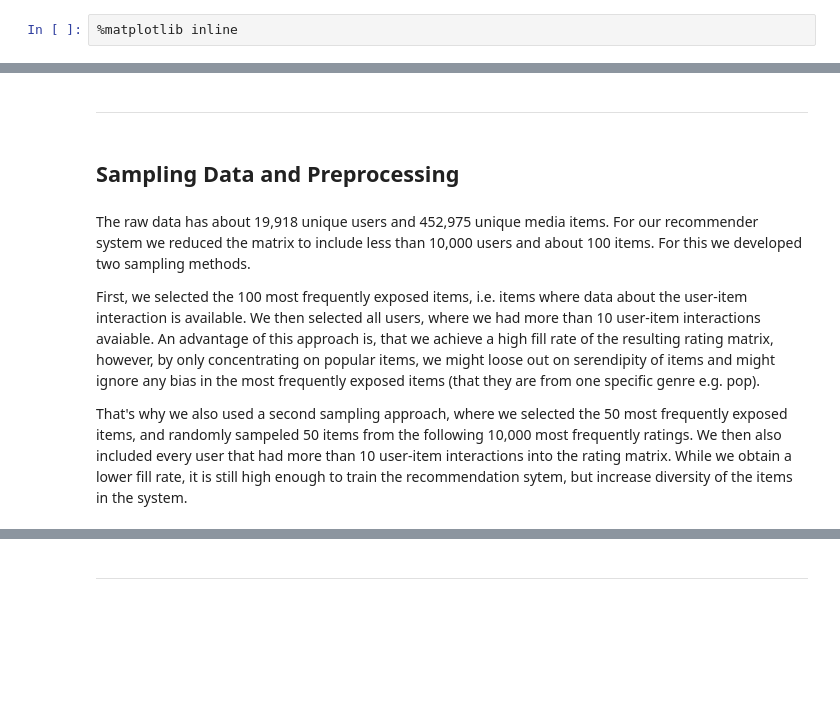
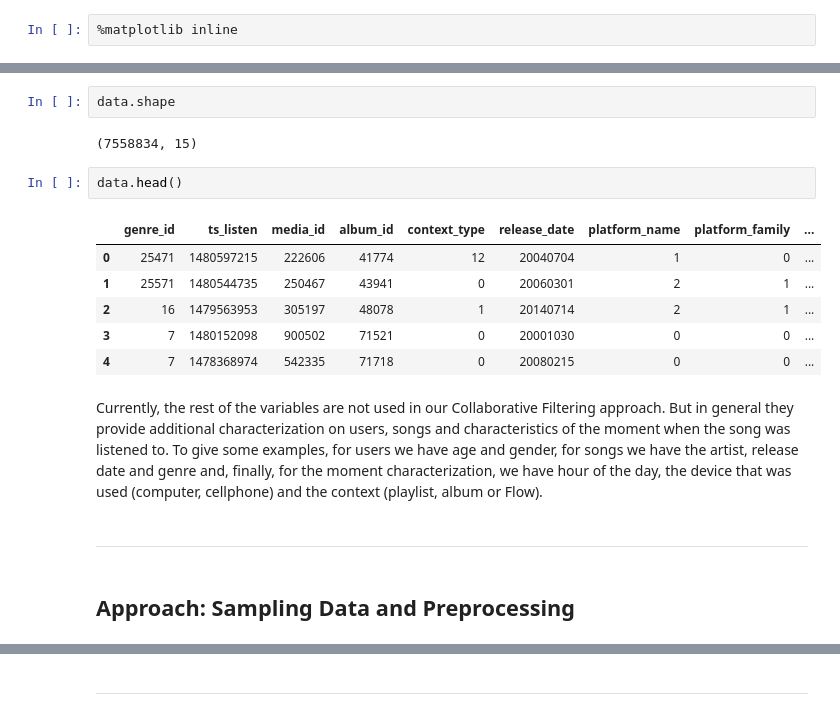
Before and after one commit to J-FSchneider/personalization_project-1, a Jupyter notebook: notebooks/final_report.ipynb, the cells around one changed output, grey strips where cells are left out. Drawn from its saved outputs; the diff is of its cells as text; blank space fills up the shorter version.

```diff
--- a/notebooks/final_report.ipynb
+++ b/notebooks/final_report.ipynb
@@ -34,10 +94,19 @@ Our approach is to build two models. One neighborhood collaborative filtering re
+# %%
+data.shape
+# %% [output]
+(7558834, 15)
+# %%
+data.head()
+# %% [output]
+|  | genre_id | ts_listen | media_id | album_id | context_type | release_date | platform_name | platform_family | ... |
+| 0 | 25471 | 1480597215 | 222606 | 41774 | 12 | 20040704 | 1 | 0 | ... |
+| 1 | 25571 | 1480544735 | 250467 | 43941 | 0 | 20060301 | 2 | 1 | ... |
+| 2 | 16 | 1479563953 | 305197 | 48078 | 1 | 20140714 | 2 | 1 | ... |
+| 3 | 7 | 1480152098 | 900502 | 71521 | 0 | 20001030 | 0 | 0 | ... |
+| 4 | 7 | 1478368974 | 542335 | 71718 | 0 | 20080215 | 0 | 0 | ... |
+# %% [markdown]
+Currently, the rest of the variables are not used in our Collaborative Filtering approach. But in general they provide additional characterization on users, songs and characteristics of the moment when the song was listened to. To give some examples, for users we have age and gender, for songs we have the artist, release date and genre and, finally, for the moment characterization, we have hour of the day, the device that was used (computer, cellphone) and the context (playlist, album or Flow).
 # %% [markdown]
 ---
 # %% [markdown]
-## Sampling Data and Preprocessing
+## Approach: Sampling Data and Preprocessing
-# %% [markdown]
-The raw data has about 19,918 unique users and 452,975 unique media items. For our recommender system we reduced the matrix to include less than 10,000 users and about 100 items. For this we developed two sampling methods.
-
-First, we selected the 100 most frequently exposed items, i.e. items where data about the user-item interaction is available. We then selected all users, where we had more than 10 user-item interactions avaiable. An advantage of this approach is, that we achieve a high fill rate of the resulting rating matrix, however, by only concentrating on popular items, we might loose out on serendipity of items and might ignore any bias in the most frequently exposed items (that they are from one specific genre e.g. pop).
-
-That's why we also used a second sampling approach, where we selected the 50 most frequently exposed items, and randomly sampeled 50 items from the following 10,000 most frequently ratings. We then also included every user that had more than 10 user-item interactions into the rating matrix. While we obtain a lower fill rate, it is still high enough to train the recommendation sytem, but increase diversity of the items in the system.
```
Also changed, not shown: parts of 141 cells of this notebook, 21 other files.
